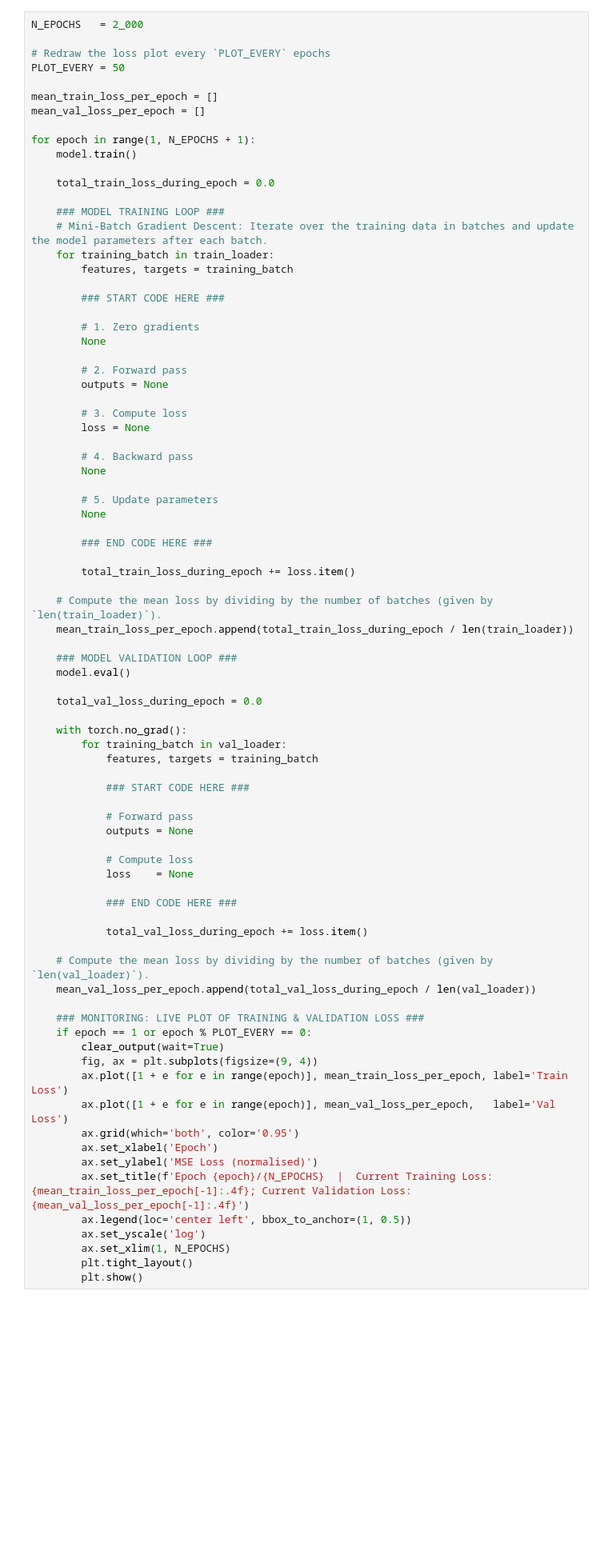
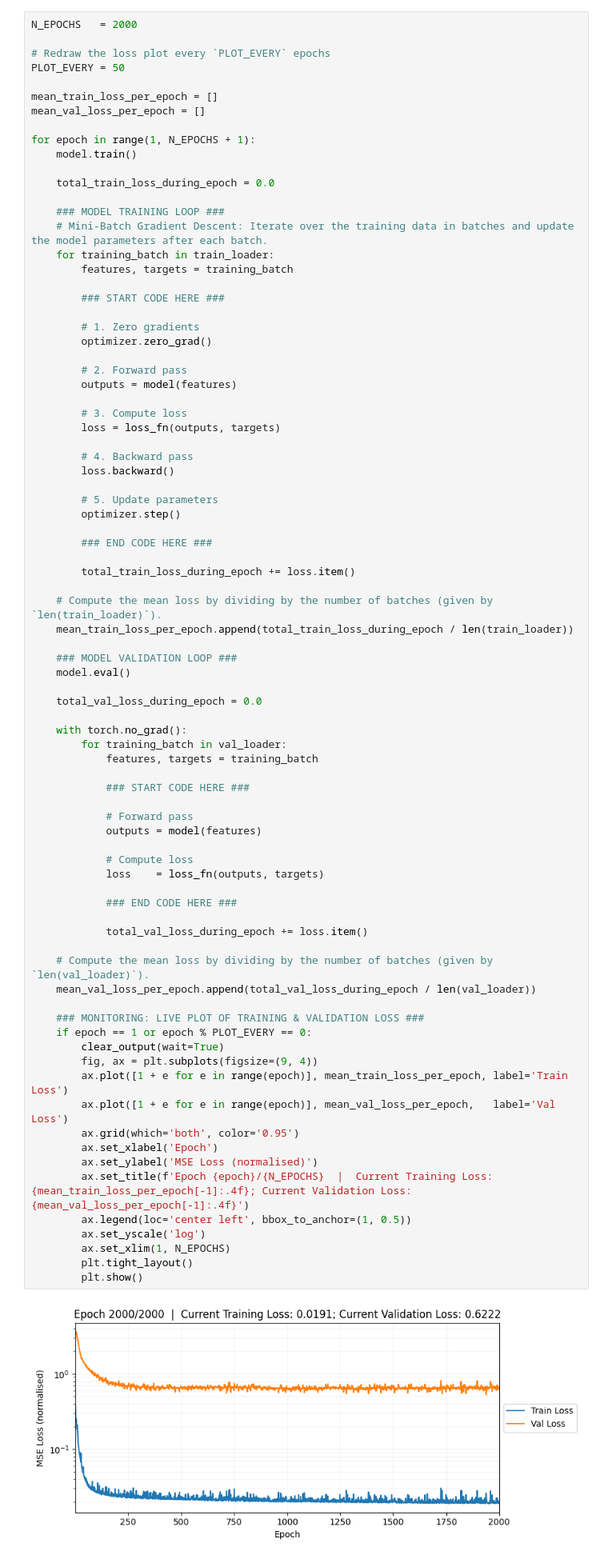
Before and after one commit to dmitryvergeles/ML_1, a Jupyter notebook: applied-machine-learning/week-02/Week2_Notebook1_Ice_Cream_Sales_and_Image_Classification.ipynb, the cells around one changed output. Shown at 80% size. Cells and saved outputs as stored; diff of their text form; blank space fills up the shorter version.

```diff
--- a/applied-machine-learning/week-02/Week2_Notebook1_Ice_Cream_Sales_and_Image_Classification.ipynb
+++ b/applied-machine-learning/week-02/Week2_Notebook1_Ice_Cream_Sales_and_Image_Classification.ipynb
@@ -416,7 +416,7 @@ Each epoch therefore consists of the following phases:
 > 💡 Mean loss per epoch = sum of all batch losses / number of batches
 > Use `len(train_loader)` and `len(val_loader)` as the denominators.
 # %%
-N_EPOCHS   = 2_000
+N_EPOCHS   = 2000
 
 # Redraw the loss plot every `PLOT_EVERY` epochs
 PLOT_EVERY = 50
@@ -437,19 +437,19 @@ for epoch in range(1, N_EPOCHS + 1):
         ### START CODE HERE ###
 
         # 1. Zero gradients
-        None
+        optimizer.zero_grad()
 
         # 2. Forward pass
-        outputs = None
+        outputs = model(features)
 
         # 3. Compute loss
-        loss = None
+        loss = loss_fn(outputs, targets)
 
         # 4. Backward pass
-        None
+        loss.backward()
 
         # 5. Update parameters
-        None
+        optimizer.step()
 
         ### END CODE HERE ###
 
@@ -468,35 +468,37 @@ for epoch in range(1, N_EPOCHS + 1):
             features, targets = training_batch
 
             ### START CODE HERE ###
 
             # Forward pass
-            outputs = None
+            outputs = model(features)
 
             # Compute loss
-            loss    = None
+            loss    = loss_fn(outputs, targets)
 
             ### END CODE HERE ###
 
             total_val_loss_during_epoch += loss.item()
 
     # Compute the mean loss by dividing by the number of batches (given by `len(val_loader)`).
     mean_val_loss_per_epoch.append(total_val_loss_during_epoch / len(val_loader))
 
     ### MONITORING: LIVE PLOT OF TRAINING & VALIDATION LOSS ###
     if epoch == 1 or epoch % PLOT_EVERY == 0:
         clear_output(wait=True)
         fig, ax = plt.subplots(figsize=(9, 4))
         ax.plot([1 + e for e in range(epoch)], mean_train_loss_per_epoch, label='Train Loss')
         ax.plot([1 + e for e in range(epoch)], mean_val_loss_per_epoch,   label='Val Loss')
         ax.grid(which='both', color='0.95')
         ax.set_xlabel('Epoch')
         ax.set_ylabel('MSE Loss (normalised)')
         ax.set_title(f'Epoch {epoch}/{N_EPOCHS}  |  Current Training Loss: {mean_train_loss_per_epoch[-1]:.4f}; Current Validation Loss: {mean_val_loss_per_epoch[-1]:.4f}')
         ax.legend(loc='center left', bbox_to_anchor=(1, 0.5))
         ax.set_yscale('log')
         ax.set_xlim(1, N_EPOCHS)
         plt.tight_layout()
         plt.show()
+# %% [output]
+[figure, added]
 # %% [markdown]
 ---
 > #### 🤔 **Discussion:** Why does the Validation Loss stay high?
```
Also changed, not shown: parts of 4 cells of this notebook.
